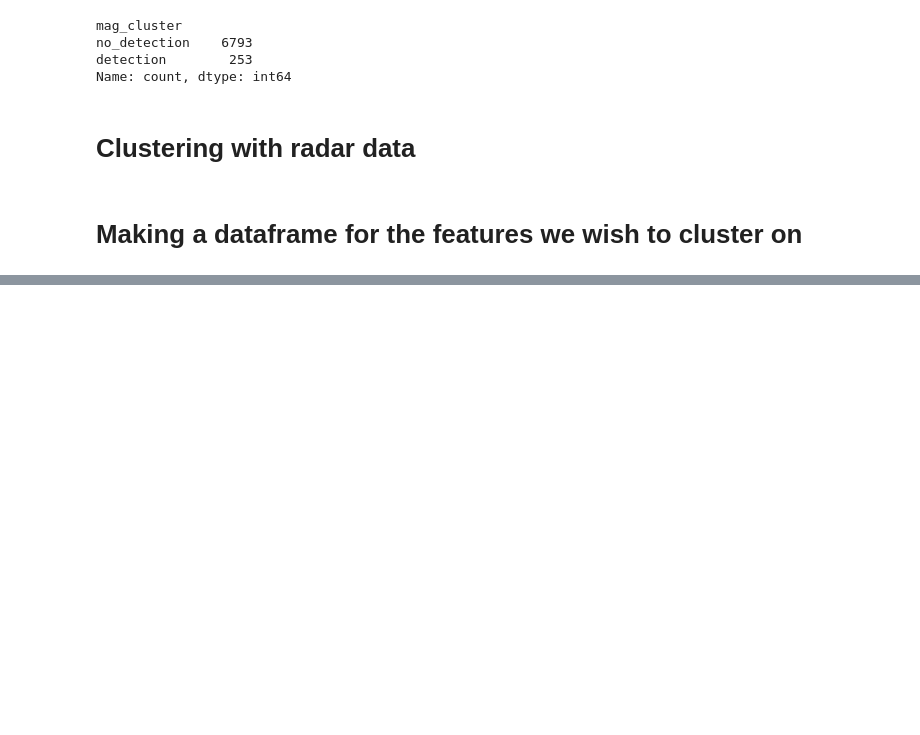
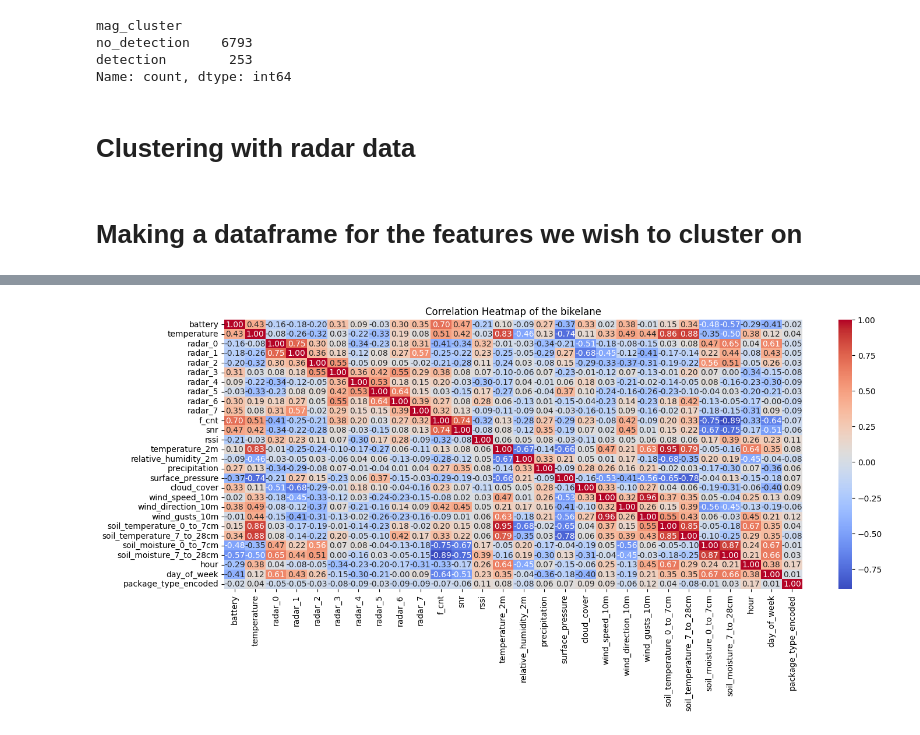
Before and after one commit to annikaijak/2nd_semester_project, a Jupyter notebook: notebooks/eda/EDA_MAG_VS_RAD_clustering.ipynb, the cells around one changed output, grey strips where cells are left out. Saved outputs shown, nothing was run; the diff lists cells and outputs as text; code cells hidden in the pictures; blank space fills up the shorter version.

```diff
--- a/notebooks/eda/EDA_MAG_VS_RAD_clustering.ipynb
+++ b/notebooks/eda/EDA_MAG_VS_RAD_clustering.ipynb
@@ -69,8 +69,8 @@ scaler = StandardScaler()
 building_radar_norm = scaler.fit_transform(building_radar)
 bikelane_radar_norm = scaler.fit_transform(bikelane_radar)
 # Clustering the magnetic field data with 2 clusters using kmeans
-building_kmeans = KMeans(n_clusters=2, random_state=0).fit(building_radar_norm)
-bikelane_kmeans = KMeans(n_clusters=2, random_state=0).fit(bikelane_radar_norm)
+building_kmeans = KMeans(n_clusters=3, random_state=0).fit(building_radar_norm)
+bikelane_kmeans = KMeans(n_clusters=3, random_state=0).fit(bikelane_radar_norm)
 # %%
 # Adding cluster labels to the radar dataframe
 building_radar = building_radar.copy() #dealing with an error
@@ -100,4 +102,4 @@ radar_cluster  mag_cluster
 dtype: int64
 # %%
 #Finding information about when the radar cluster is 1 and the magnetic cluster is no detection
-df_building[(df_building['radar_cluster'] == 1) & (df_building['mag_cluster'] == 'detection')]
+df_isdiff = df_building[(df_building['radar_cluster'] == 1) & (df_building['mag_cluster'] == 'detection')]
@@ -117,0 +122,11 @@ df_building[(df_building['radar_cluster'] == 1) & (df_building['mag_cluster'] ==
+# %%
+# Calculating correlation matrix with all the values that are not categorical
+correlation_matrix_1 = df_isdiff[['battery', 'temperature', 'radar_0', 'radar_1', 'radar_2', 'radar_3', 'radar_4', 'radar_5', 'radar_6', 'radar_7', 'f_cnt', 'snr', 'rssi', "temperature_2m", "relative_humidity_2m", "precipitation", "surface_pressure", "cloud_cover", "wind_speed_10m", "wind_direction_10m", "wind_gusts_10m", "soil_temperature_0_to_7cm", "soil_temperature_7_to_28cm", "soil_moisture_0_to_7cm", "soil_moisture_7_to_28cm", 'hour', 'day_of_week', 'package_type_encoded']].corr()
+
+# Plotting heatmap
+plt.figure(figsize=(16, 6))
+sns.heatmap(correlation_matrix_1, annot=True, cmap='coolwarm', fmt=".2f")
+plt.title('Correlation Heatmap of the bikelane')
+plt.show()
+# %% [output]
+[figure, added]
```
Also changed, not shown: parts of 5 cells of this notebook, 4 other files.
